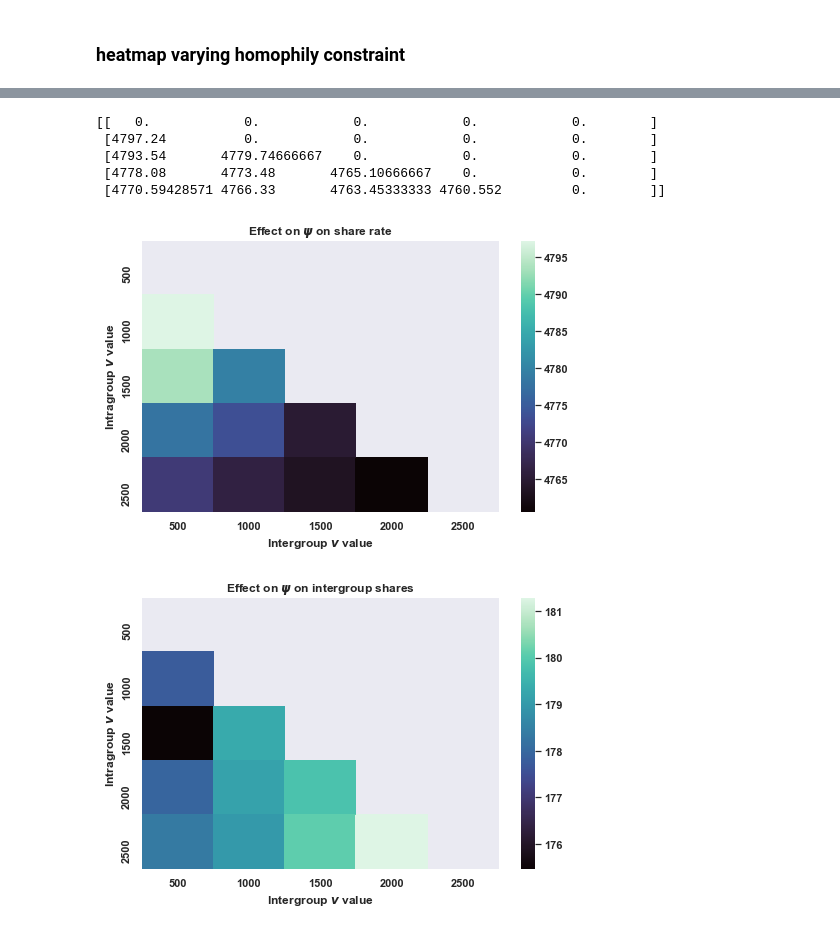
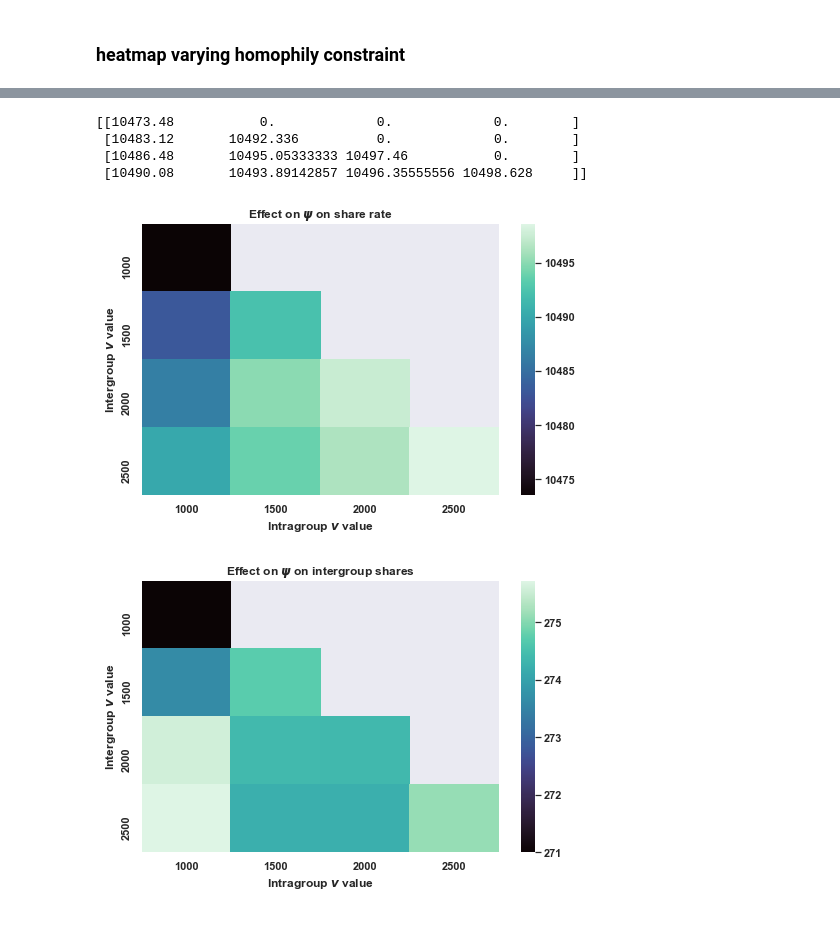
Before and after one commit to jfinocchiaro/long-term-fair-mdps, a Jupyter notebook: political-influence-refactored/notebooks/generate_runs.ipynb, the cells around one changed output, grey strips where cells are left out. Saved outputs shown, nothing was run; the diff lists cells and outputs as text; code cells hidden in the pictures.

```diff
--- a/political-influence-refactored/notebooks/generate_runs.ipynb
+++ b/political-influence-refactored/notebooks/generate_runs.ipynb
@@ -45,13 +45,13 @@ mk = sns.color_palette('mako', n_colors=4)
 # SIMULATION PARAMETERS AGNOSTIC TO DATA
 T = 10                 # max number of timesteps
 M = 100000            # size of unit mass
-delta_low = 0.25
+delta_low = 0.5
 delta_high= 2.
 num_trials = 25
 
 
 #load parameters from dataset
-dataset_name = 'twitter_brexit'
+dataset_name = 'symmetric'
 dire = '../'+dataset_name+'/figures/'
 dire_data = '../same_init_runs/'+dataset_name+'/'
 if not os.path.exists(dire):
@@ -407,2 +426,2 @@ sims.saveRuns(df, dire_data+'_homophily_shares.pkl')
 # %%
-df = sims.loadRuns(dire_data+'_homophily_shares.pkl')
+df = sims.loadRuns(dire_data+'_homophily_shares_fix_qB.pkl')
@@ -428,10 +462,10 @@ share_list = []
 ig_share_list = [] #intergroup shares
 
 st = 500
-rng_min = 500
+rng_min = 1000
 rng_max = 2501
-T = 5
-epsilon = 0.25
+T = 3
+epsilon = 0.0
 n = np.arange(rng_min, rng_max, step=st).shape[0]
 data_psi = np.zeros((n,n))
 ig_data_psi = np.zeros((n,n))
@@ -439,7 +473,8 @@ ig_data_psi = np.zeros((n,n))
 
 for k,intra in enumerate(np.arange(rng_min, rng_max, step=st)):
     for j,inter in enumerate(np.arange(rng_min, rng_max, step=st)):
-        if k > j:
+        if k <= j:
+            print((j,k))
             v = {(1,1): intra, (-1,1): inter, (1,-1): inter, (-1,-1):intra }
             theta_fair = platform_opt.opt('ratio',pi, q, T, c,v,beta_dist,\
                                           delta_low = delta_low, delta_high=delta_high, exposure_e=0.05)
@@ -462,39 +508,38 @@ ig_data_psi = sims.loadRuns(dire_data+'_heatmap_psi_intergroup.pkl')
 # %%
 print(data_psi)
 # %% [output]
-[[   0.            0.            0.            0.            0.        ]
- [4797.24          0.            0.            0.            0.        ]
- [4793.54       4779.74666667    0.            0.            0.        ]
- [4778.08       4773.48       4765.10666667    0.            0.        ]
- [4770.59428571 4766.33       4763.45333333 4760.552         0.        ]]
+[[10473.48           0.             0.             0.        ]
+ [10483.12       10492.336          0.             0.        ]
+ [10486.48       10495.05333333 10497.46           0.        ]
+ [10490.08       10493.89142857 10496.35555556 10498.628     ]]
 # %%
 sns.set()
 fig, ax = plt.subplots(figsize=(8, 5))
 
 mask = np.zeros_like(data_psi)
-mask[np.triu_indices_from(mask)] = True
+mask[np.triu_indices_from(mask,k=1)] = True
 ax = sns.heatmap(data_psi,cmap='mako', mask=mask, xticklabels=[np.round(x,2) for x in\
         np.arange(rng_min, rng_max, step=st)], yticklabels = [np.round(x,2) for x in\
                                                               np.arange(rng_min, rng_max, step=st)])
 plt.title("Effect on $\\psi$ on share rate")
-plt.xlabel("Intergroup $v$ value")
-plt.ylabel("Intragroup $v$ value")
+plt.ylabel("Intergroup $v$ value")
+plt.xlabel("Intragroup $v$ value")
 plt.savefig(dire+"_heatmap_psi.pdf")
 plt.show()
 
 
 
 fig, ax = plt.subplots(figsize=(8, 5))
 mask = np.zeros_like(ig_data_psi)
-mask[np.triu_indices_from(mask)] = True
+mask[np.triu_indices_from(mask,k=1)] = True
 ax = sns.heatmap(ig_data_psi,cmap="mako", mask=mask, xticklabels=[np.round(x,2) for x in\
         np.arange(rng_min, rng_max, step=st)], yticklabels=[np.round(x,2) for x in\
                                                             np.arange(rng_min, rng_max, step=st)])
 plt.title("Effect on $\\psi$ on intergroup shares")
-plt.xlabel("Intergroup $v$ value")
-plt.ylabel("Intragroup $v$ value")
+plt.ylabel("Intergroup $v$ value")
+plt.xlabel("Intragroup $v$ value")
 plt.savefig(dire+"_heatmap_psi_intergroup.pdf")
 plt.show()
 # %% [output]
-[figure, old version]
+[figure, new version]
-[figure, old version]
+[figure, new version]
```
Also changed, not shown: parts of 8 cells of this notebook, 7 other files.
